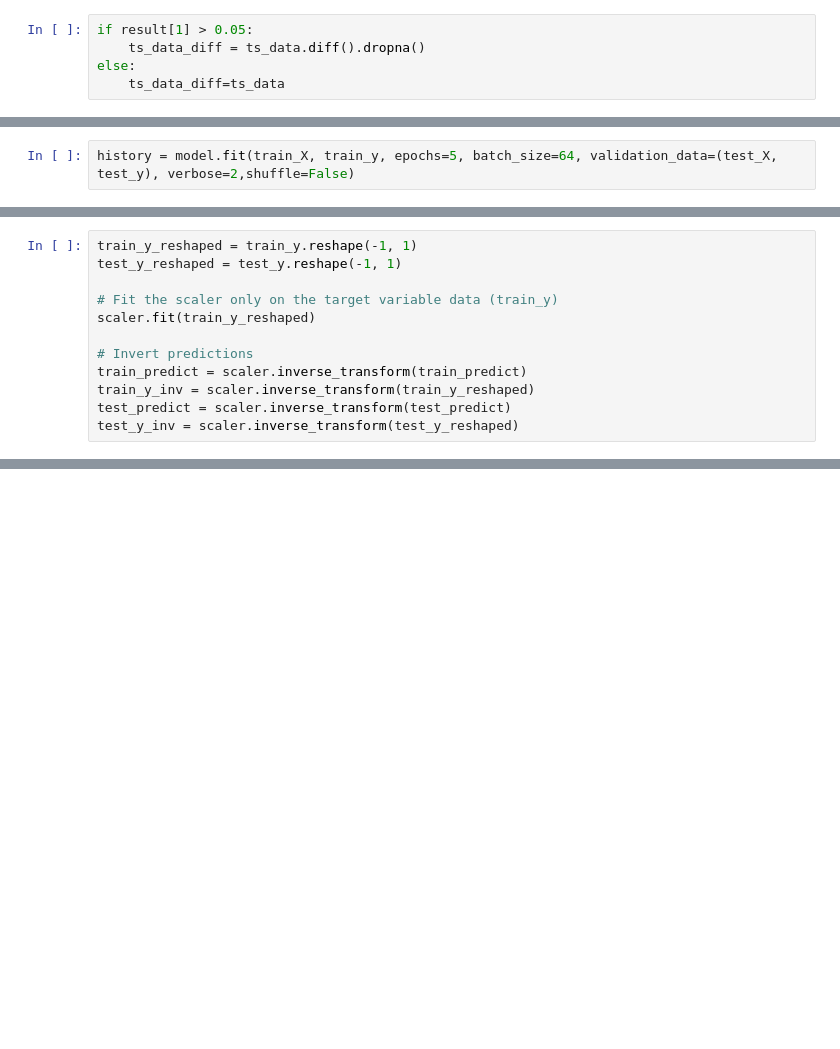
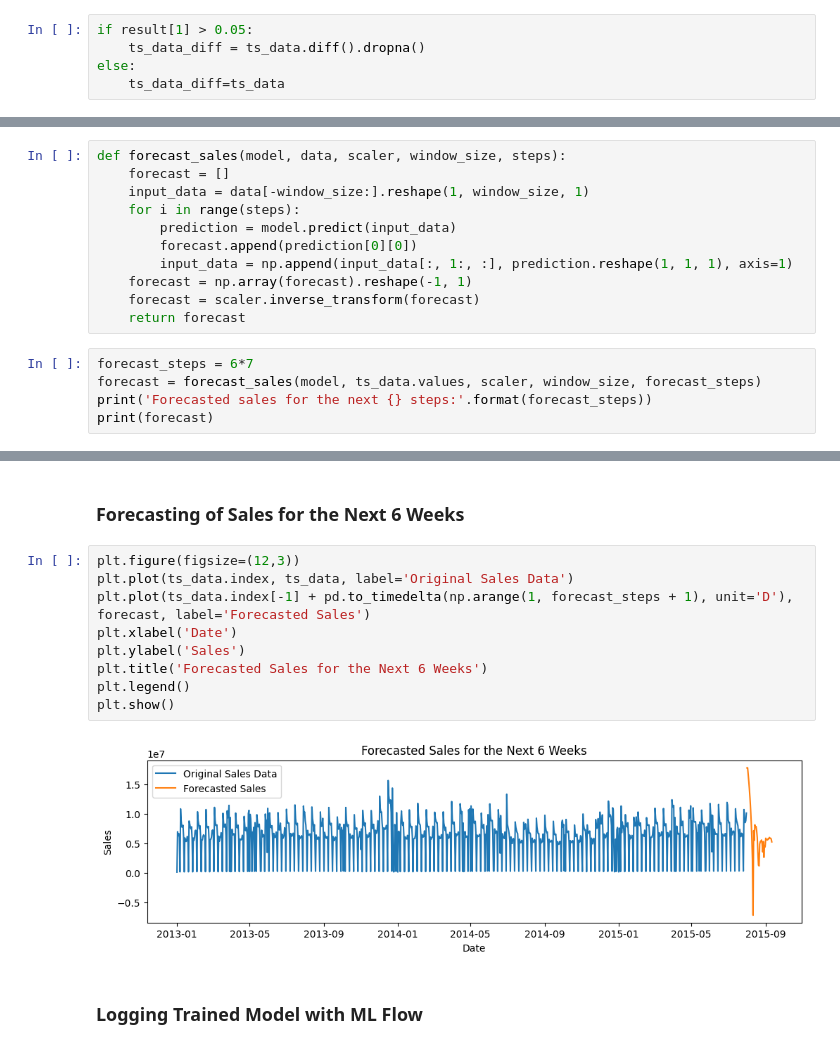
Before and after one commit to Hemamagam/Project-6--Pharmaceutical-Sale-Prediction-, a Jupyter notebook: Task_2.6_Modelbuilding _Deeplearning.ipynb, the cells around one changed output, grey strips where cells are left out. Drawn from its saved outputs; the diff is of its cells as text; blank space fills up the shorter version.

```diff
--- a/Task_2.6_Modelbuilding _Deeplearning.ipynb
+++ b/Task_2.6_Modelbuilding _Deeplearning.ipynb
@@ -202,2 +179,0 @@ model.compile(loss='binary_crossentropy',optimizer='Adam',metrics=['accuracy'])
-# %%
-history = model.fit(train_X, train_y, epochs=5, batch_size=64, validation_data=(test_X, test_y), verbose=2,shuffle=False)
@@ -224,12 +179,0 @@ plt.show()
-# %%
-train_y_reshaped = train_y.reshape(-1, 1)
-test_y_reshaped = test_y.reshape(-1, 1)
-
-# Fit the scaler only on the target variable data (train_y)
-scaler.fit(train_y_reshaped)
-
-# Invert predictions
-train_predict = scaler.inverse_transform(train_predict)
-train_y_inv = scaler.inverse_transform(train_y_reshaped)
-test_predict = scaler.inverse_transform(test_predict)
-test_y_inv = scaler.inverse_transform(test_y_reshaped)
@@ -331,0 +182,16 @@ dump(loaded_model,'model.pkl')
+# %%
+def forecast_sales(model, data, scaler, window_size, steps):
+    forecast = []
+    input_data = data[-window_size:].reshape(1, window_size, 1)
+    for i in range(steps):
+        prediction = model.predict(input_data)
+        forecast.append(prediction[0][0])
+        input_data = np.append(input_data[:, 1:, :], prediction.reshape(1, 1, 1), axis=1)
+    forecast = np.array(forecast).reshape(-1, 1)
+    forecast = scaler.inverse_transform(forecast)
+    return forecast
+# %%
+forecast_steps = 6*7
+forecast = forecast_sales(model, ts_data.values, scaler, window_size, forecast_steps)
+print('Forecasted sales for the next {} steps:'.format(forecast_steps))
+print(forecast)
@@ -331,0 +221,15 @@ dump(loaded_model,'model.pkl')
+# %% [markdown]
+### Forecasting of Sales for the Next 6 Weeks
+# %%
+plt.figure(figsize=(12,3))
+plt.plot(ts_data.index, ts_data, label='Original Sales Data')
+plt.plot(ts_data.index[-1] + pd.to_timedelta(np.arange(1, forecast_steps + 1), unit='D'), forecast, label='Forecasted Sales')
+plt.xlabel('Date')
+plt.ylabel('Sales')
+plt.title('Forecasted Sales for the Next 6 Weeks')
+plt.legend()
+plt.show()
+# %% [output]
+[figure, added]
+# %% [markdown]
+### Logging Trained Model with ML Flow
```
Also changed, not shown: parts of 42 cells of this notebook.
